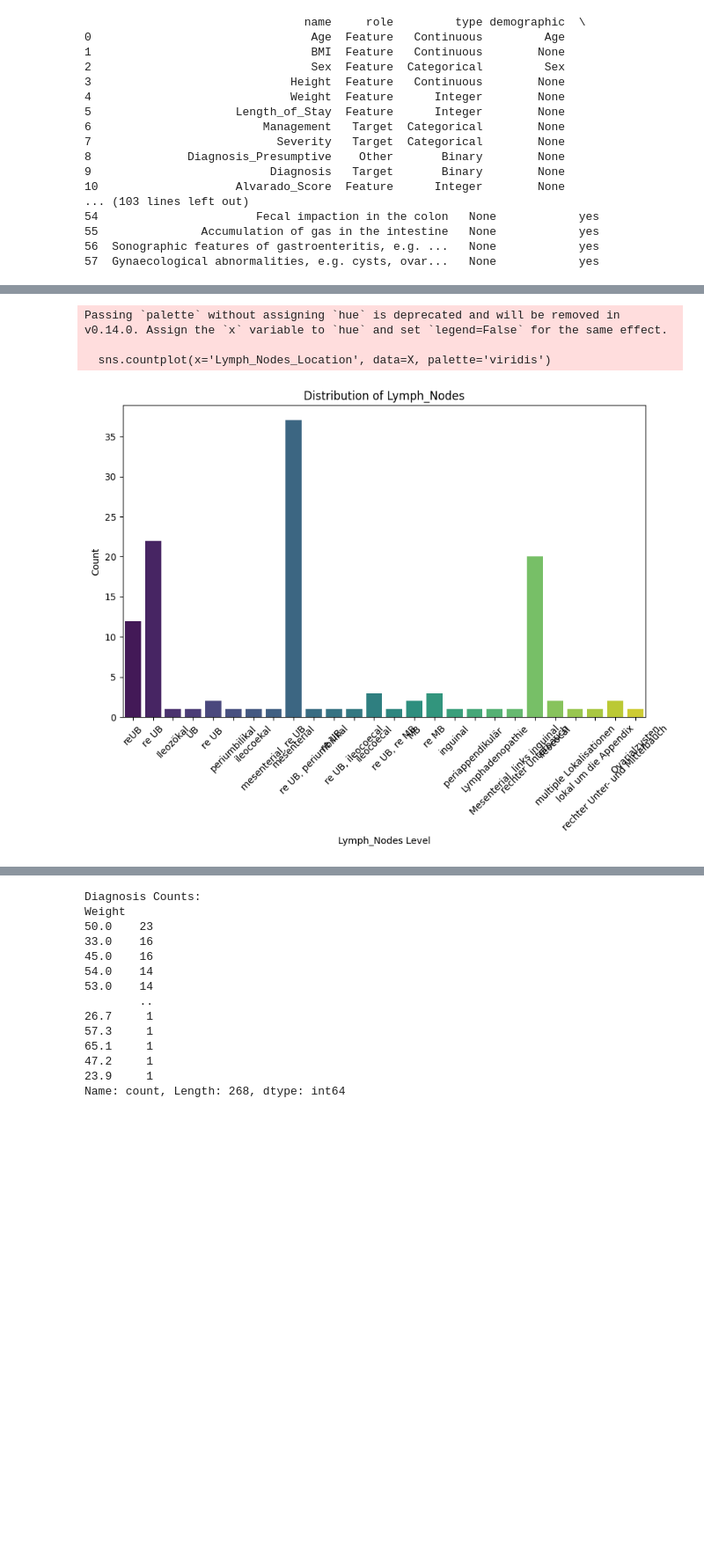
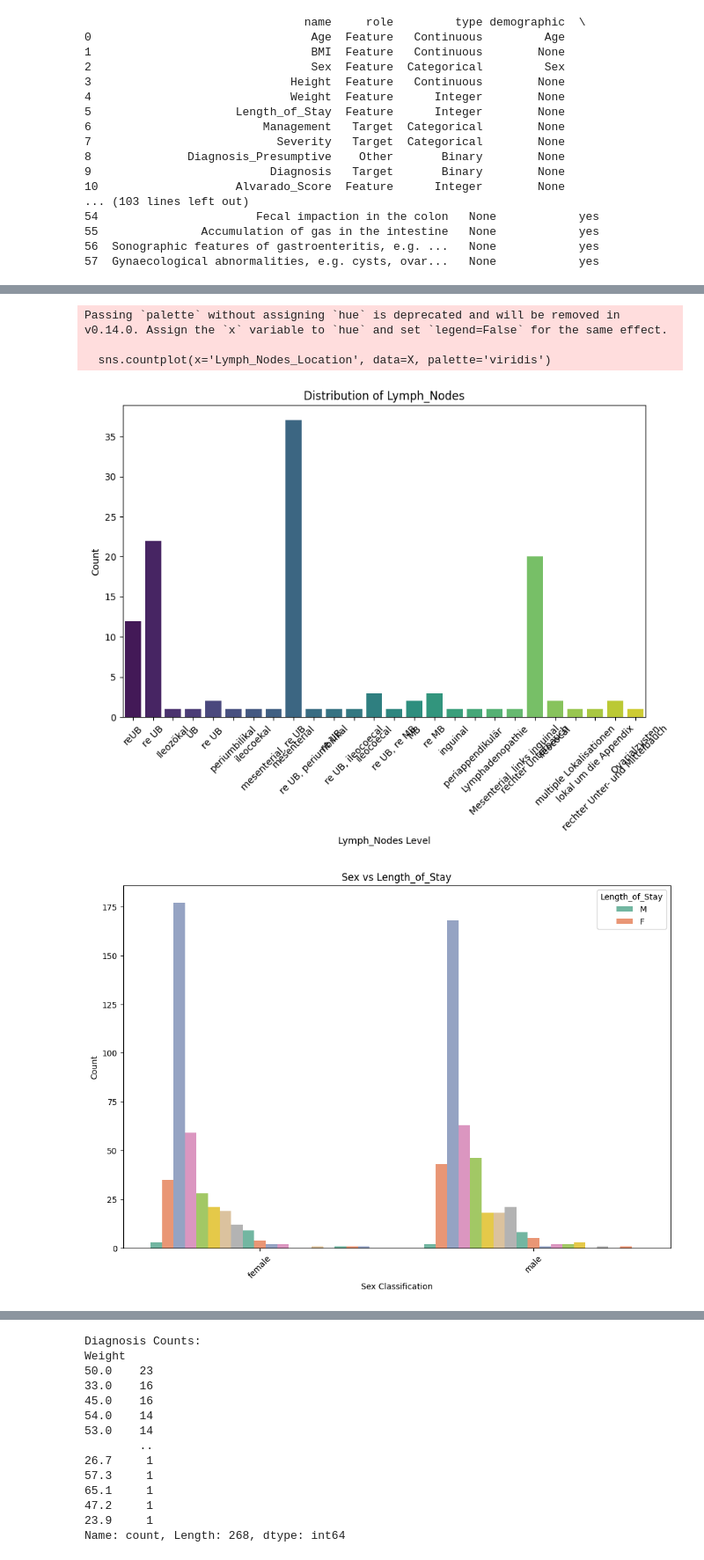
Before and after one commit to Sweep76/DATA_ANALYTICS, a Jupyter notebook: Homework-Folder/Lecture-2.ipynb, the cells around one changed output, grey strips where cells are left out. Shown at 88% size. Saved outputs shown, nothing was run; the diff lists cells and outputs as text; code cells hidden in the pictures; blank space fills up the shorter version.

```diff
--- a/Homework-Folder/Lecture-2.ipynb
+++ b/Homework-Folder/Lecture-2.ipynb
@@ -35,27 +35,64 @@ print(pediatric.variables)
 # %%
 import matplotlib.pyplot as plt
 import seaborn as sns
 import numpy as np
 
-# Plot the distribution of age
+# Plot the distribution of weight
 plt.figure(figsize=(10, 6))
 sns.histplot(X['Weight'], bins=20, kde=True, color='orange')
 plt.title('Weight Distribution')
 plt.xlabel('Weight')
 plt.ylabel('Frequency')
 plt.show()
 
-# Plot the distribution of education level
+# Plot the distribution of lymph nodes
 plt.figure(figsize=(10, 6))
 sns.countplot(x='Lymph_Nodes_Location', data=X, palette='viridis')
 plt.title('Distribution of Lymph_Nodes')
 plt.xlabel('Lymph_Nodes Level')
 plt.ylabel('Count')
 plt.xticks(rotation=45)
 plt.show()
+
+# Plot the relationship between Sex and Length_of_Stay
+plt.figure(figsize=(12, 8))
+sns.countplot(x='Sex', hue='Length_of_Stay', data=X, palette='Set2')
+plt.title('Sex vs Length_of_Stay')
+plt.xlabel('Sex Classification')
+plt.ylabel('Count')
+plt.xticks(rotation=45)
+plt.legend(title='Length_of_Stay', labels=['M', 'F'])
+plt.show()
+
+# Plot the distribution of Stool
+plt.figure(figsize=(12, 8))
+occupation_counts = X['Stool'].value_counts()
+plt.pie(occupation_counts, labels=occupation_counts.index, autopct='%1.1f%%', startangle=140)
+plt.title('Distribution of Stool')
+plt.show()
+
+
+# Plot the distribution of Neutrophilia
+plt.figure(figsize=(10, 6))
+sns.countplot(x='Neutrophilia', data=X, palette='muted')
+plt.title('Distribution of Neutrophilia')
+plt.xlabel('Neutrophilia Classification')
+plt.ylabel('Count')
+plt.xticks(rotation=45)
+plt.show()
+
+# Plot the relationship between sex and weight
+plt.figure(figsize=(12, 8))
+sns.violinplot(x='Sex', y='Weight', data=X, palette='pastel')
+plt.title('Sex Vs Weight')
+plt.xlabel('Sex')
+plt.ylabel('Weight')
+plt.xticks(rotation=45)
+plt.show()
 # %% [output]
 [figure]
 Passing `palette` without assigning `hue` is deprecated and will be removed in v0.14.0. Assign the `x` variable to `hue` and set `legend=False` for the same effect.
 
   sns.countplot(x='Lymph_Nodes_Location', data=X, palette='viridis')
 [figure]
+[figure, added]
```
Also changed, not shown: parts of 1 cell of this notebook.
